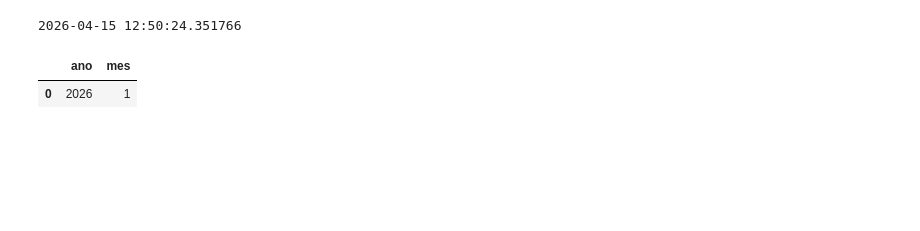
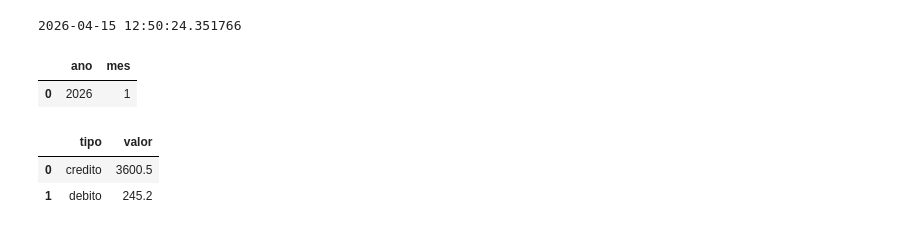
Before and after one commit to dskeff/002.data-ingestion-lab, a Jupyter notebook: notebooks/01_data_exploration.ipynb, the cells around one changed output. Drawn from its saved outputs; the diff is of its cells as text; code cells hidden in the pictures; blank space fills up the shorter version.

```diff
--- a/notebooks/01_data_exploration.ipynb
+++ b/notebooks/01_data_exploration.ipynb
@@ -306,0 +331,8 @@ df_part[['ano','mes']].drop_duplicates()
+# %%
+pd.read_parquet('../data/processed/transactions_silver').head()
+pd.read_parquet('../data/processed/transactions_partitioned').head()
+pd.read_parquet('../data/processed/transactions_gold').head()
+# %% [output]
+|  | tipo | valor |
+| 0 | credito | 3600.5 |
+| 1 | debito | 245.2 |
```
Also changed, not shown: parts of 4 cells of this notebook, 4 other files.
